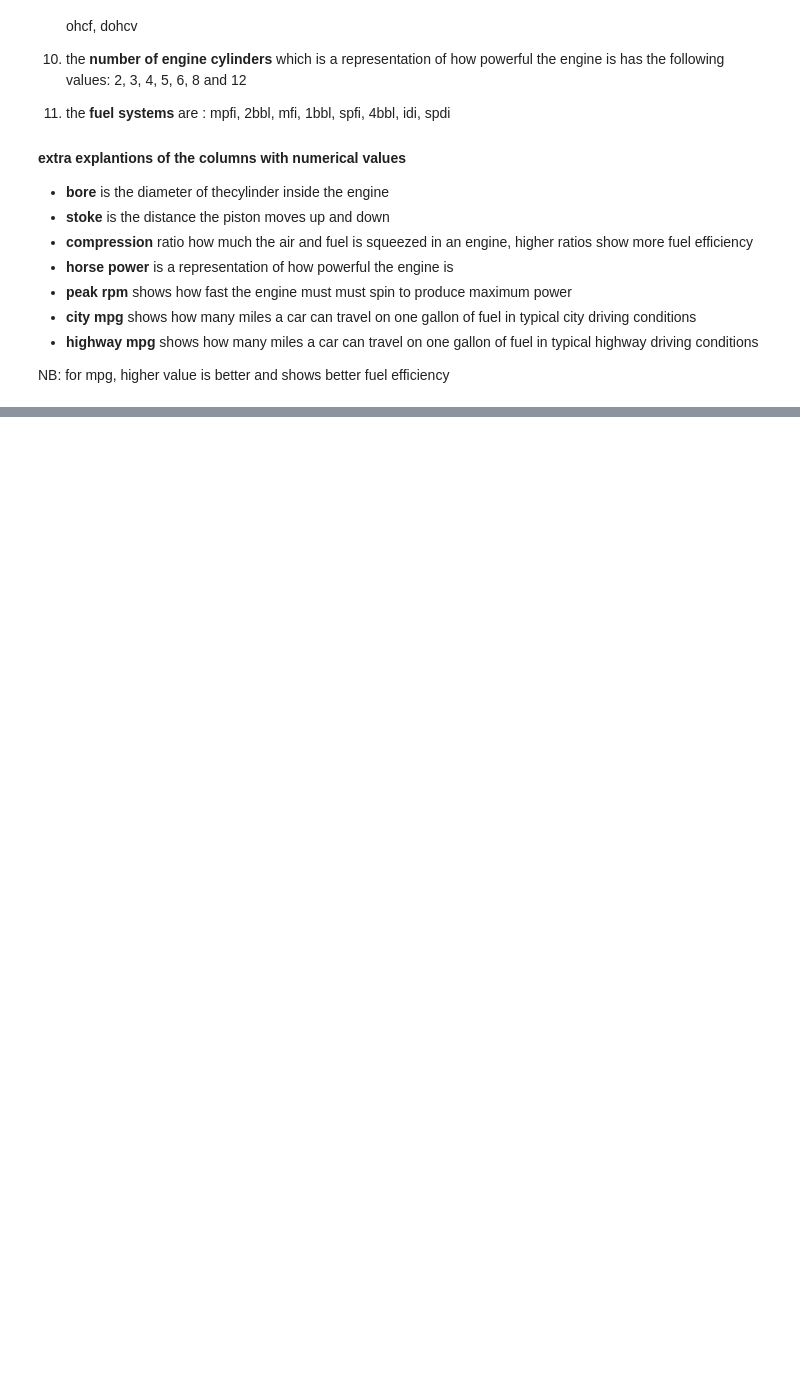
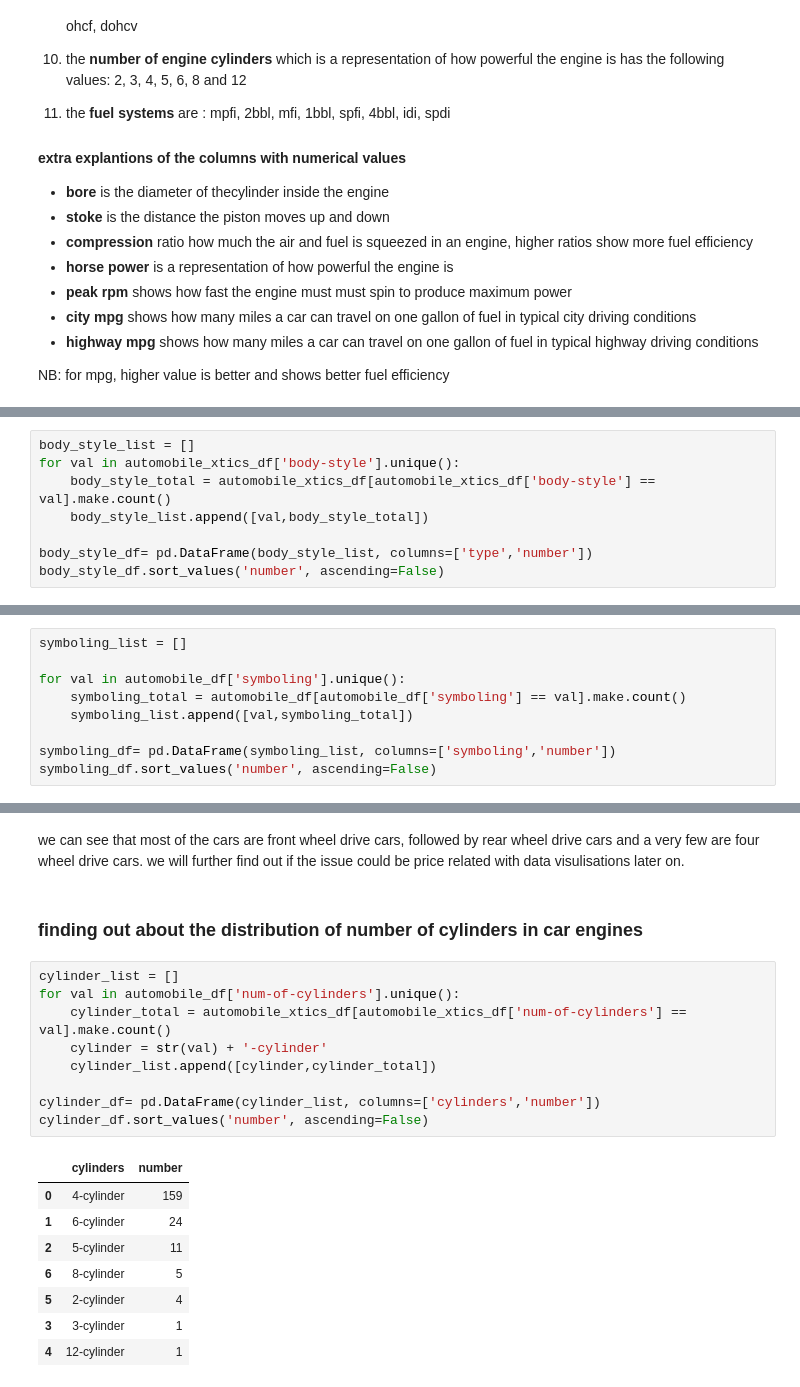
Before and after one commit to kasuleBS/automobile_analysis, a Jupyter notebook: analysis_file.ipynb, the cells around one changed output, grey strips where cells are left out. Saved outputs shown, nothing was run; the diff lists cells and outputs as text; blank space fills up the shorter version.

```diff
--- a/analysis_file.ipynb
+++ b/analysis_file.ipynb
@@ -554,0 +674,8 @@ automobile_df.describe()
+# %%
+body_style_list = []
+for val in automobile_xtics_df['body-style'].unique():
+    body_style_total = automobile_xtics_df[automobile_xtics_df['body-style'] == val].make.count()
+    body_style_list.append([val,body_style_total])
+
+body_style_df= pd.DataFrame(body_style_list, columns=['type','number'])
+body_style_df.sort_values('number', ascending=False)
@@ -554,0 +693,9 @@ automobile_df.describe()
+# %%
+symboling_list = []
+
+for val in automobile_df['symboling'].unique():
+    symboling_total = automobile_df[automobile_df['symboling'] == val].make.count()
+    symboling_list.append([val,symboling_total])
+
+symboling_df= pd.DataFrame(symboling_list, columns=['symboling','number'])
+symboling_df.sort_values('number', ascending=False)
@@ -554,0 +744,22 @@ automobile_df.describe()
+# %% [markdown]
+we can see that most of the cars are front wheel drive cars, followed by rear wheel drive cars and a very few are four wheel drive cars. we will further find out if the issue could be price related with data visulisations later on.
+# %% [markdown]
+### finding out about the distribution of number of cylinders in car engines
+# %%
+cylinder_list = []
+for val in automobile_df['num-of-cylinders'].unique():
+    cylinder_total = automobile_xtics_df[automobile_xtics_df['num-of-cylinders'] == val].make.count()
+    cylinder = str(val) + '-cylinder'
+    cylinder_list.append([cylinder,cylinder_total])
+
+cylinder_df= pd.DataFrame(cylinder_list, columns=['cylinders','number'])
+cylinder_df.sort_values('number', ascending=False)
+# %% [output]
+|  | cylinders | number |
+| 0 | 4-cylinder | 159 |
+| 1 | 6-cylinder | 24 |
+| 2 | 5-cylinder | 11 |
+| 6 | 8-cylinder | 5 |
+| 5 | 2-cylinder | 4 |
+| 3 | 3-cylinder | 1 |
+| 4 | 12-cylinder | 1 |
```
Also changed, not shown: parts of 40 cells of this notebook.
